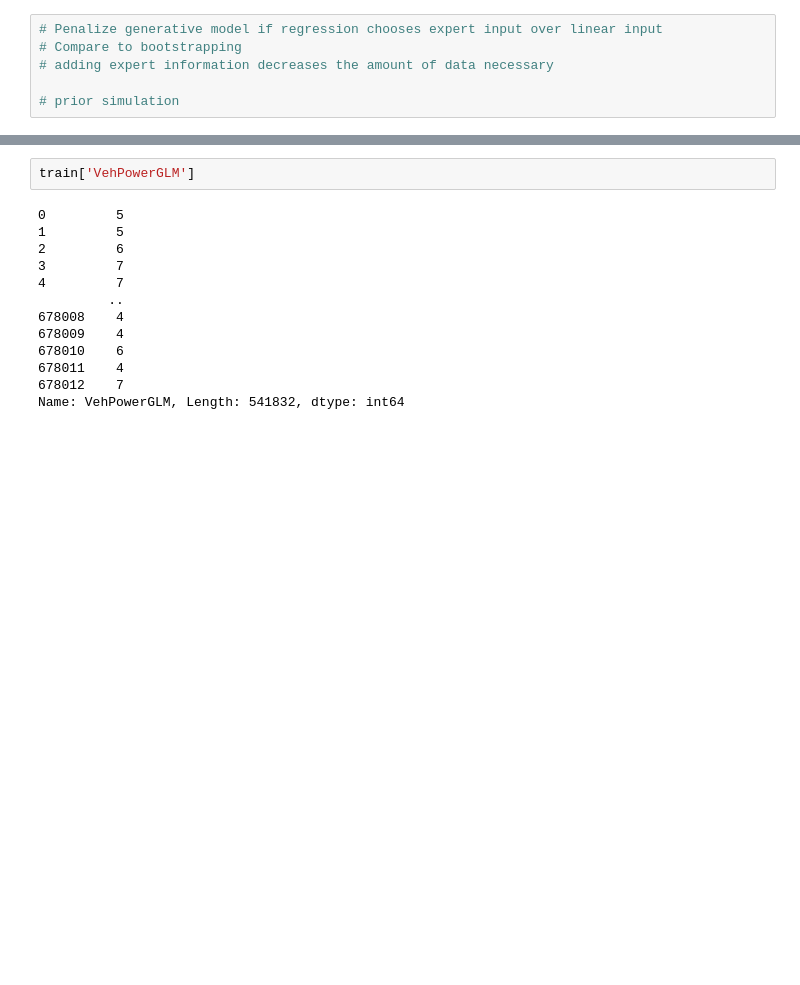
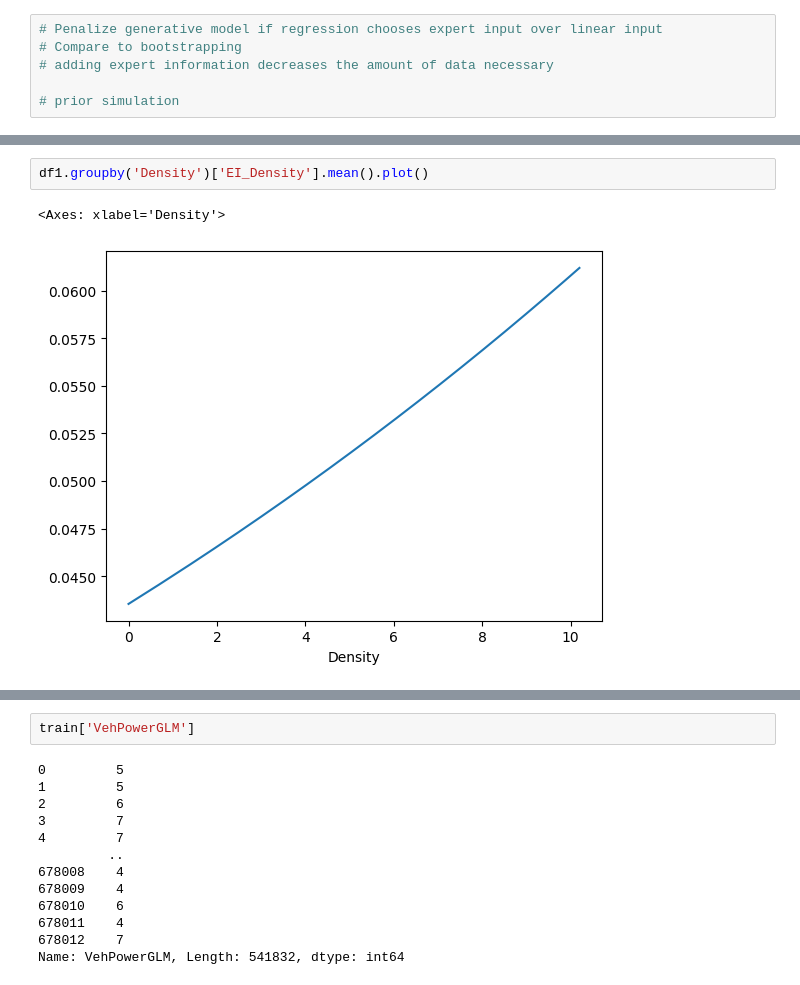
Before and after one commit to AfairiJJ/thesis, a Jupyter notebook: _1_3_Implement_Expert_Input.ipynb, the cells around one changed output, grey strips where cells are left out. Saved outputs shown, nothing was run; the diff lists cells and outputs as text; blank space fills up the shorter version.

```diff
--- a/_1_3_Implement_Expert_Input.ipynb
+++ b/_1_3_Implement_Expert_Input.ipynb
@@ -40,0 +78,5 @@ The autoreload extension is already loaded. To reload it, use:
+# %%
+df1.groupby('Density')['EI_Density'].mean().plot()
+# %% [output]
+<Axes: xlabel='Density'>
+[figure, added]
```
Also changed, not shown: parts of 14 cells of this notebook, 34 other files.
